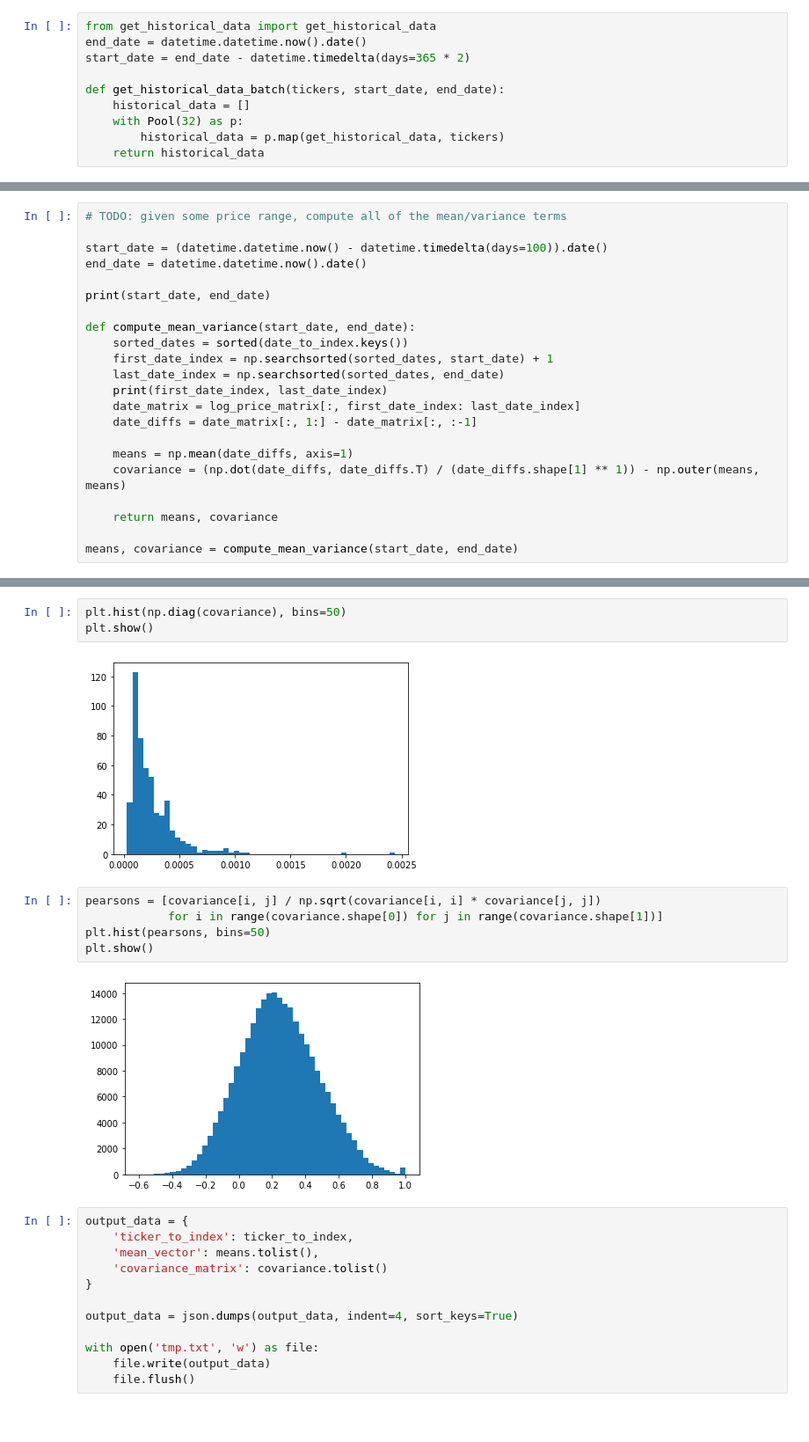
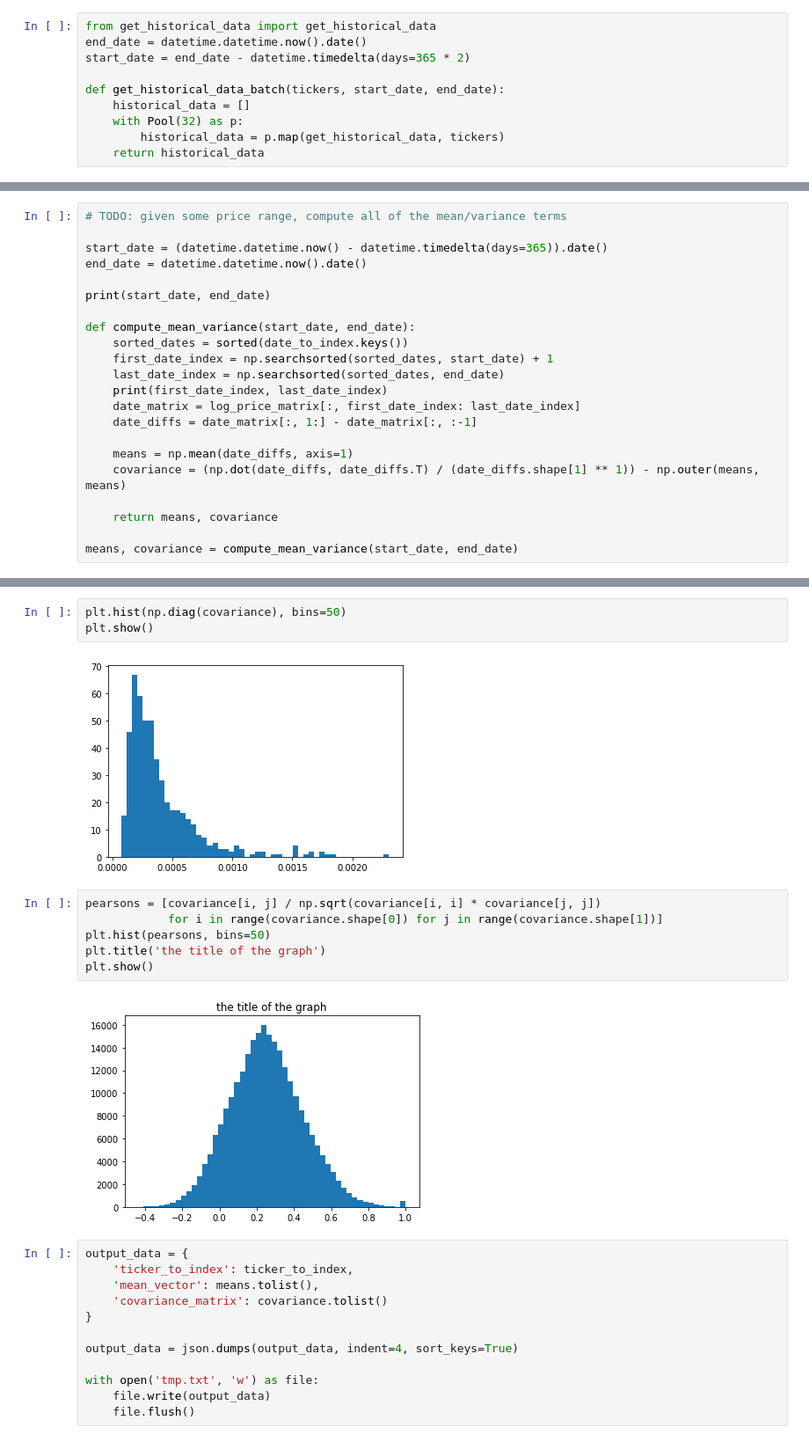
Before and after one commit to mrtong96/pif, a Jupyter notebook: investment_advice/generate_mean_variance_of_stocks.ipynb, the cells around one changed output, grey strips where cells are left out. Shown at 88% size. Cells and saved outputs as stored; diff of their text form; blank space fills up the shorter version.

```diff
--- a/investment_advice/generate_mean_variance_of_stocks.ipynb
+++ b/investment_advice/generate_mean_variance_of_stocks.ipynb
@@ -177,7 +177,7 @@ Wall time: 19.3 ms
 # %%
 # TODO: given some price range, compute all of the mean/variance terms
 
-start_date = (datetime.datetime.now() - datetime.timedelta(days=100)).date()
+start_date = (datetime.datetime.now() - datetime.timedelta(days=365)).date()
 end_date = datetime.datetime.now().date()
 
 print(start_date, end_date)
@@ -208,14 +208,15 @@ plt.show()
 plt.hist(np.diag(covariance), bins=50)
 plt.show()
 # %% [output]
-[figure, old version]
+[figure, new version]
 # %%
 pearsons = [covariance[i, j] / np.sqrt(covariance[i, i] * covariance[j, j])
             for i in range(covariance.shape[0]) for j in range(covariance.shape[1])]
 plt.hist(pearsons, bins=50)
+plt.title('the title of the graph')
 plt.show()
 # %% [output]
-[figure, old version]
+[figure, new version]
 # %%
 output_data = {
     'ticker_to_index': ticker_to_index,
```
Also changed, not shown: parts of 16 cells of this notebook, 1 other file.
